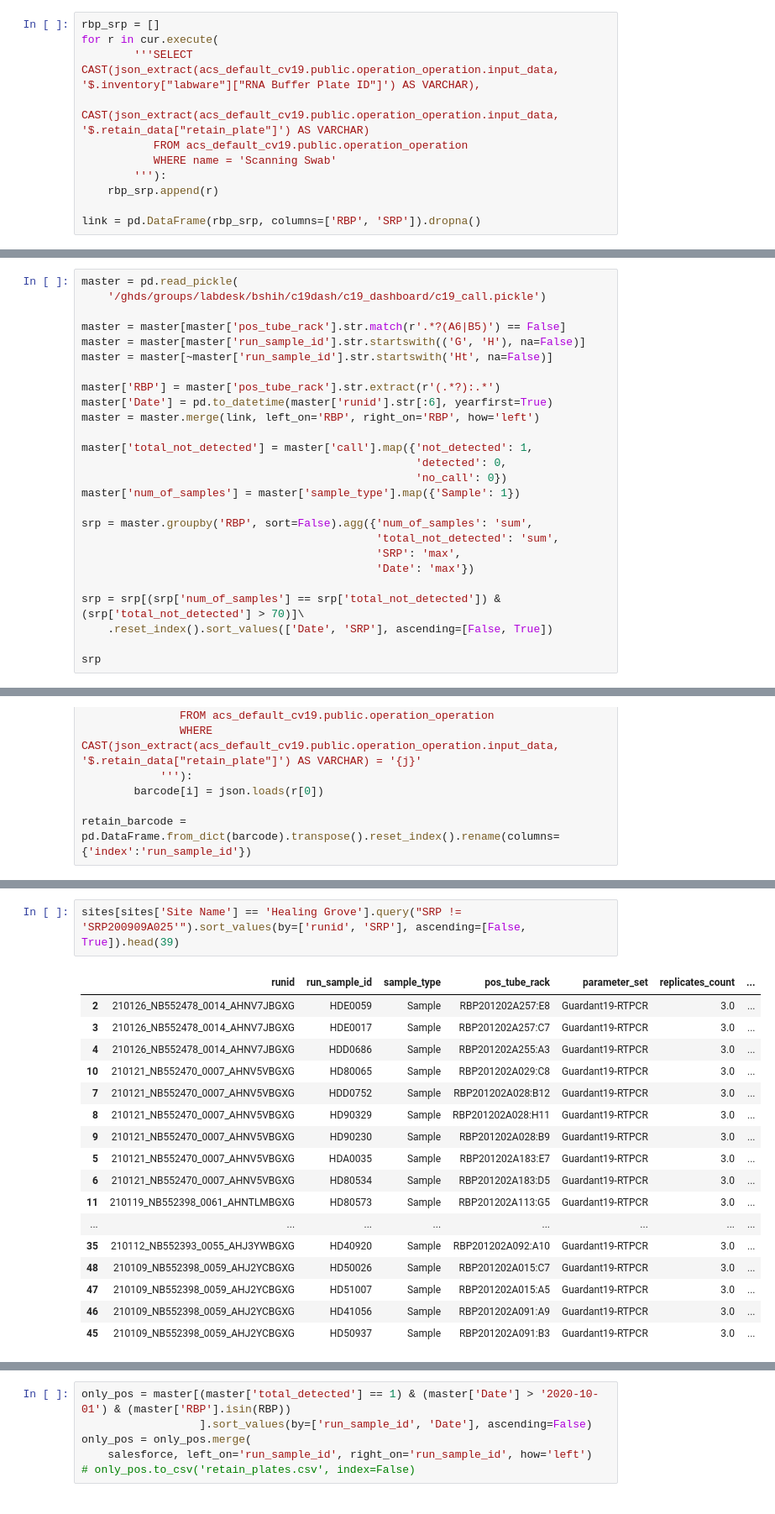
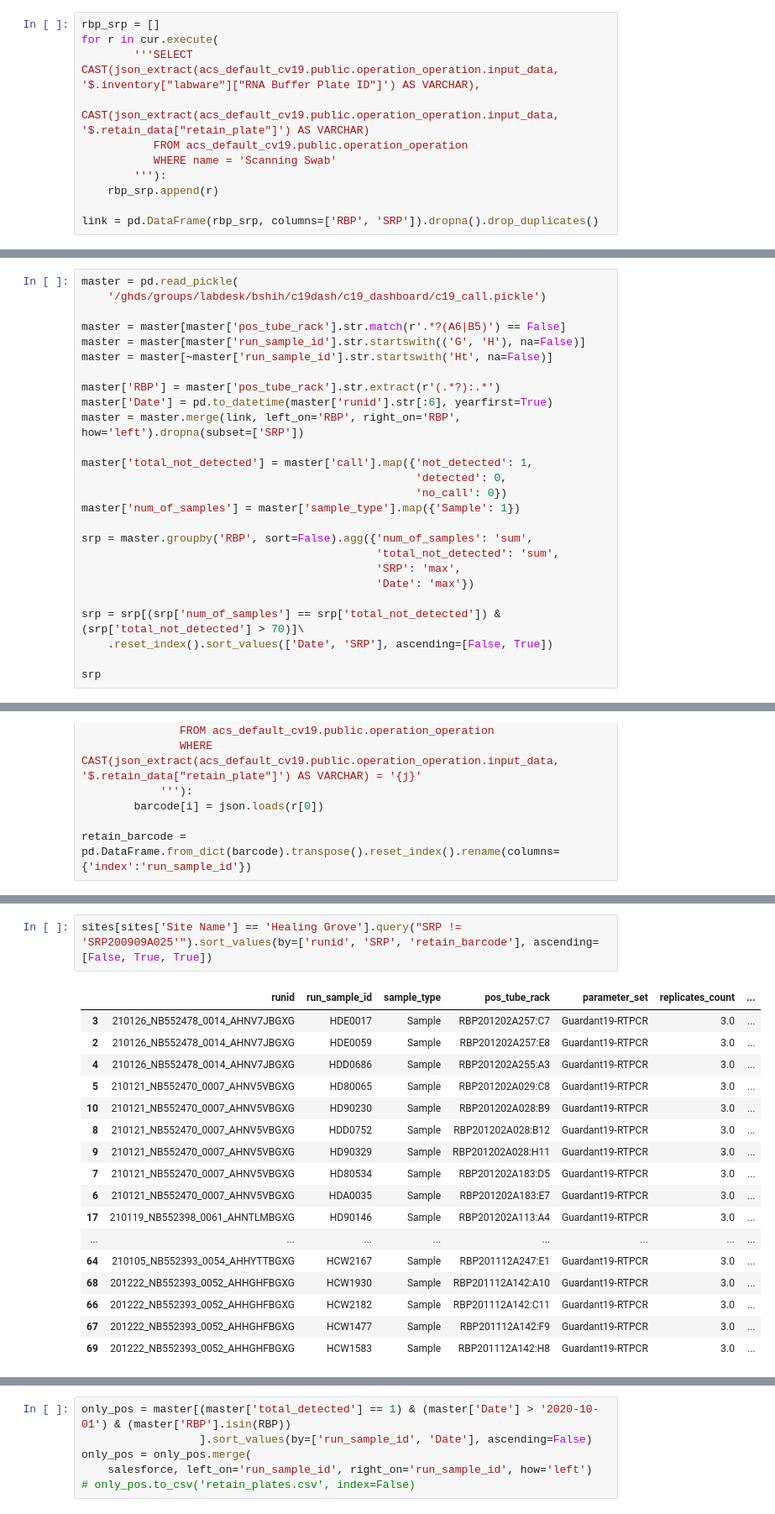
Before and after one commit to gh-bshih/g19_analysis, a Jupyter notebook: neg_clinical_matrix.ipynb, the cells around one changed output, grey strips where cells are left out. Shown at 84% size. Saved outputs shown, nothing was run; the diff lists cells and outputs as text.

Commit message:
added srp rbp link

```diff
--- a/neg_clinical_matrix.ipynb
+++ b/neg_clinical_matrix.ipynb
@@ -44,7 +44,7 @@ for r in cur.execute(
         '''):
     rbp_srp.append(r)
 
-link = pd.DataFrame(rbp_srp, columns=['RBP', 'SRP']).dropna()
+link = pd.DataFrame(rbp_srp, columns=['RBP', 'SRP']).dropna().drop_duplicates()
 # %% [markdown]
 ## All Negative Plates
 # %%
@@ -57,7 +57,7 @@ master = master[~master['run_sample_id'].str.startswith('Ht', na=False)]
 
 master['RBP'] = master['pos_tube_rack'].str.extract(r'(.*?):.*')
 master['Date'] = pd.to_datetime(master['runid'].str[:6], yearfirst=True)
-master = master.merge(link, left_on='RBP', right_on='RBP', how='left')
+master = master.merge(link, left_on='RBP', right_on='RBP', how='left').dropna(subset=['SRP'])
 
 master['total_not_detected'] = master['call'].map({'not_detected': 1,
                                                    'detected': 0,
@@ -146,21 +147,21 @@ sites[sites['Site Name'] != 'Healing Grove'].sort_values(by=['runid', 'SRP'], as
 # %%
-sites[sites['Site Name'] == 'Healing Grove'].query("SRP != 'SRP200909A025'").sort_values(by=['runid', 'SRP'], ascending=[False, True]).head(39)
+sites[sites['Site Name'] == 'Healing Grove'].query("SRP != 'SRP200909A025'").sort_values(by=['runid', 'SRP', 'retain_barcode'], ascending=[False, True, True])
 # %% [output]
 |  | runid | run_sample_id | sample_type | pos_tube_rack | parameter_set | replicates_count | ... |
+| 3 | 210126_NB552478_0014_AHNV7JBGXG | HDE0017 | Sample | RBP201202A257:C7 | Guardant19-RTPCR | 3.0 | ... |
 | 2 | 210126_NB552478_0014_AHNV7JBGXG | HDE0059 | Sample | RBP201202A257:E8 | Guardant19-RTPCR | 3.0 | ... |
-| 3 | 210126_NB552478_0014_AHNV7JBGXG | HDE0017 | Sample | RBP201202A257:C7 | Guardant19-RTPCR | 3.0 | ... |
 | 4 | 210126_NB552478_0014_AHNV7JBGXG | HDD0686 | Sample | RBP201202A255:A3 | Guardant19-RTPCR | 3.0 | ... |
-| 10 | 210121_NB552470_0007_AHNV5VBGXG | HD80065 | Sample | RBP201202A029:C8 | Guardant19-RTPCR | 3.0 | ... |
-| 7 | 210121_NB552470_0007_AHNV5VBGXG | HDD0752 | Sample | RBP201202A028:B12 | Guardant19-RTPCR | 3.0 | ... |
-| 8 | 210121_NB552470_0007_AHNV5VBGXG | HD90329 | Sample | RBP201202A028:H11 | Guardant19-RTPCR | 3.0 | ... |
-| 9 | 210121_NB552470_0007_AHNV5VBGXG | HD90230 | Sample | RBP201202A028:B9 | Guardant19-RTPCR | 3.0 | ... |
-| 5 | 210121_NB552470_0007_AHNV5VBGXG | HDA0035 | Sample | RBP201202A183:E7 | Guardant19-RTPCR | 3.0 | ... |
-| 6 | 210121_NB552470_0007_AHNV5VBGXG | HD80534 | Sample | RBP201202A183:D5 | Guardant19-RTPCR | 3.0 | ... |
-| 11 | 210119_NB552398_0061_AHNTLMBGXG | HD80573 | Sample | RBP201202A113:G5 | Guardant19-RTPCR | 3.0 | ... |
+| 5 | 210121_NB552470_0007_AHNV5VBGXG | HD80065 | Sample | RBP201202A029:C8 | Guardant19-RTPCR | 3.0 | ... |
+| 10 | 210121_NB552470_0007_AHNV5VBGXG | HD90230 | Sample | RBP201202A028:B9 | Guardant19-RTPCR | 3.0 | ... |
+| 8 | 210121_NB552470_0007_AHNV5VBGXG | HDD0752 | Sample | RBP201202A028:B12 | Guardant19-RTPCR | 3.0 | ... |
+| 9 | 210121_NB552470_0007_AHNV5VBGXG | HD90329 | Sample | RBP201202A028:H11 | Guardant19-RTPCR | 3.0 | ... |
+| 7 | 210121_NB552470_0007_AHNV5VBGXG | HD80534 | Sample | RBP201202A183:D5 | Guardant19-RTPCR | 3.0 | ... |
+| 6 | 210121_NB552470_0007_AHNV5VBGXG | HDA0035 | Sample | RBP201202A183:E7 | Guardant19-RTPCR | 3.0 | ... |
+| 17 | 210119_NB552398_0061_AHNTLMBGXG | HD90146 | Sample | RBP201202A113:A4 | Guardant19-RTPCR | 3.0 | ... |
 | ... | ... | ... | ... | ... | ... | ... | ... |
-| 35 | 210112_NB552393_0055_AHJ3YWBGXG | HD40920 | Sample | RBP201202A092:A10 | Guardant19-RTPCR | 3.0 | ... |
-| 48 | 210109_NB552398_0059_AHJ2YCBGXG | HD50026 | Sample | RBP201202A015:C7 | Guardant19-RTPCR | 3.0 | ... |
-| 47 | 210109_NB552398_0059_AHJ2YCBGXG | HD51007 | Sample | RBP201202A015:A5 | Guardant19-RTPCR | 3.0 | ... |
-| 46 | 210109_NB552398_0059_AHJ2YCBGXG | HD41056 | Sample | RBP201202A091:A9 | Guardant19-RTPCR | 3.0 | ... |
-| 45 | 210109_NB552398_0059_AHJ2YCBGXG | HD50937 | Sample | RBP201202A091:B3 | Guardant19-RTPCR | 3.0 | ... |
+| 64 | 210105_NB552393_0054_AHHYTTBGXG | HCW2167 | Sample | RBP201112A247:E1 | Guardant19-RTPCR | 3.0 | ... |
+| 68 | 201222_NB552393_0052_AHHGHFBGXG | HCW1930 | Sample | RBP201112A142:A10 | Guardant19-RTPCR | 3.0 | ... |
+| 66 | 201222_NB552393_0052_AHHGHFBGXG | HCW2182 | Sample | RBP201112A142:C11 | Guardant19-RTPCR | 3.0 | ... |
+| 67 | 201222_NB552393_0052_AHHGHFBGXG | HCW1477 | Sample | RBP201112A142:F9 | Guardant19-RTPCR | 3.0 | ... |
+| 69 | 201222_NB552393_0052_AHHGHFBGXG | HCW1583 | Sample | RBP201112A142:H8 | Guardant19-RTPCR | 3.0 | ... |
 # %% [markdown]
```
Also changed, not shown: parts of 12 cells of this notebook.
